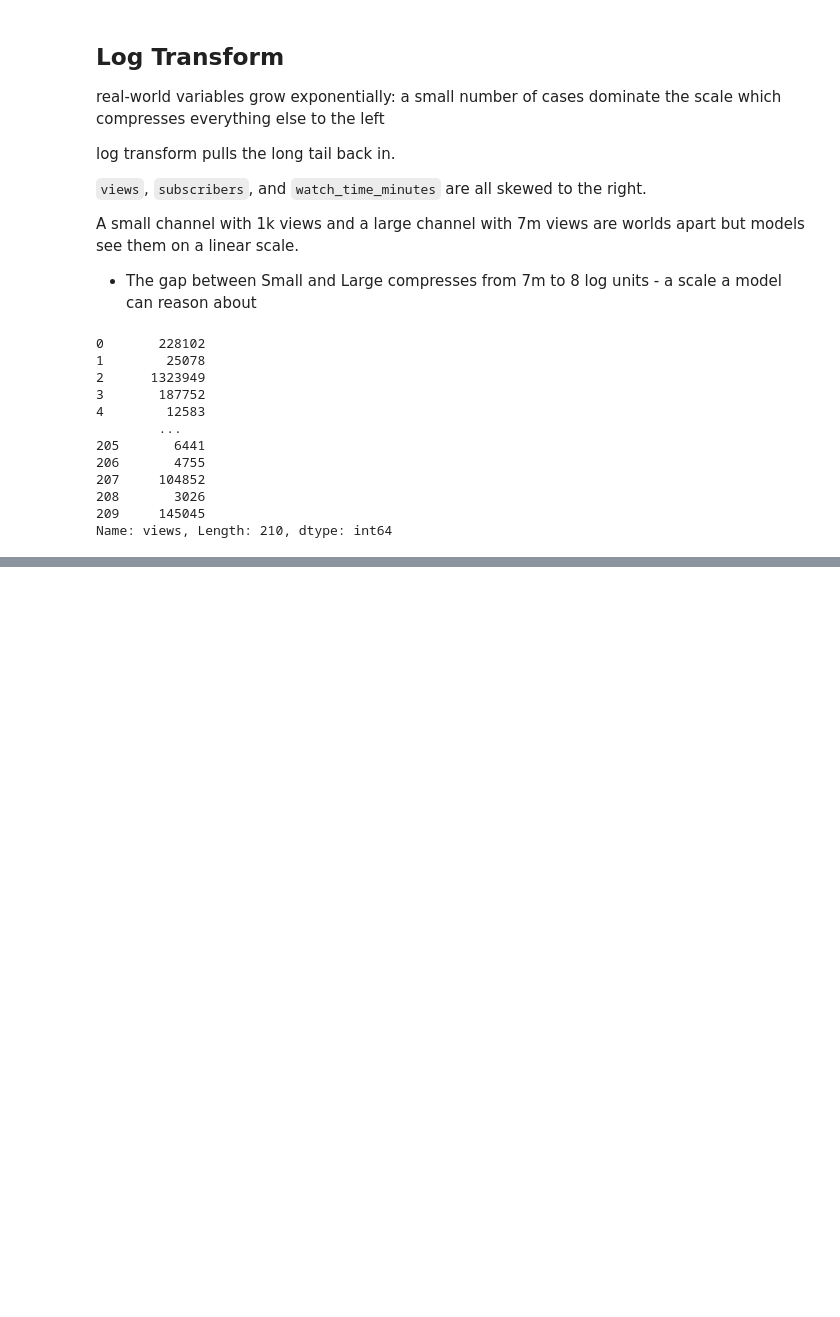
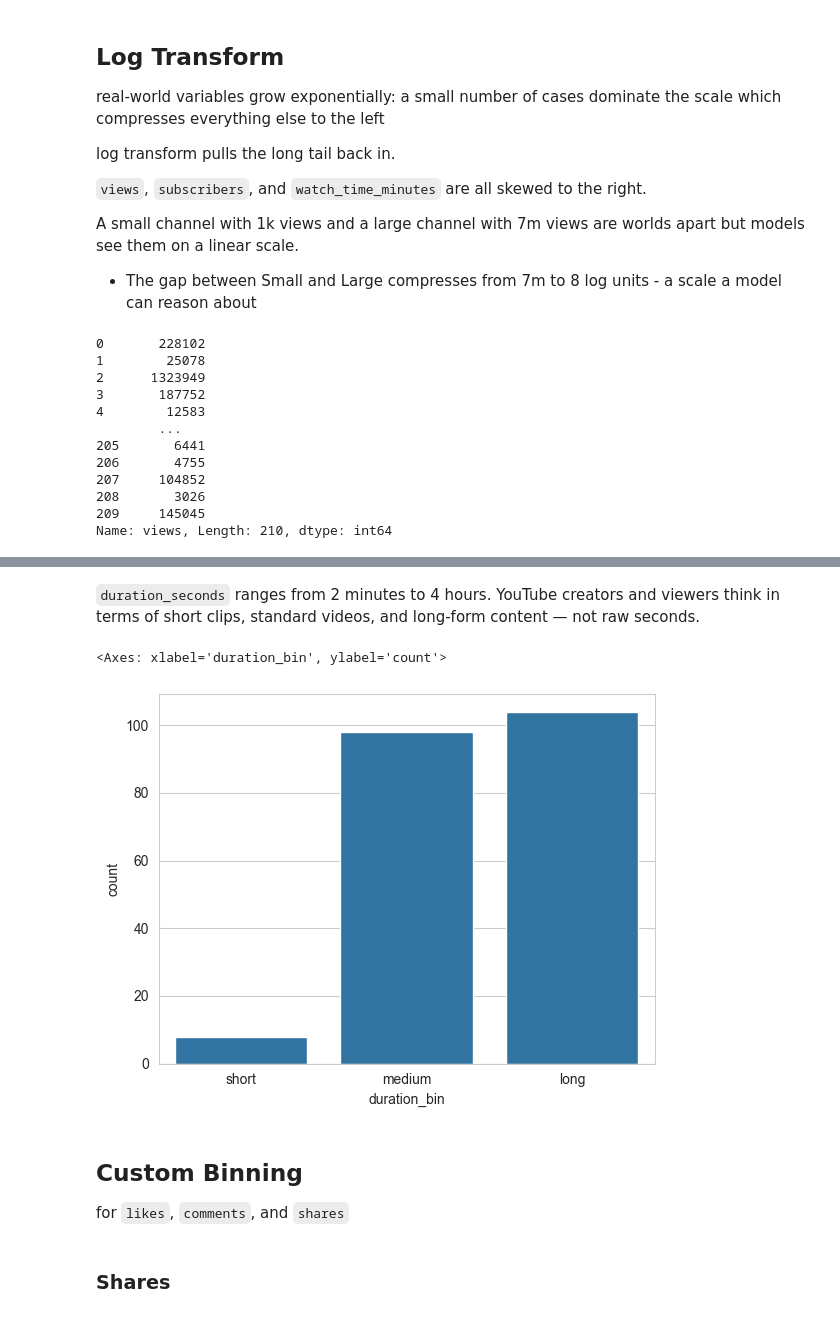
Before and after one commit to cda79/461-lab01-introduction, a Jupyter notebook: LabTask04/lec.ipynb, the cells around one changed output, grey strips where cells are left out. Saved outputs shown, nothing was run; the diff lists cells and outputs as text; code cells hidden in the pictures; blank space fills up the shorter version.

```diff
--- a/LabTask04/lec.ipynb
+++ b/LabTask04/lec.ipynb
@@ -111,0 +147,21 @@ Name: views, Length: 210, dtype: int64
+# %% [markdown]
+`duration_seconds` ranges from 2 minutes to 4 hours.
+YouTube creators and viewers think in terms of short clips, standard videos, and long-form content — not raw seconds.
+# %%
+# bin categories, x < 300 = short, float infinity
+bins = [0, 300, 1800, float("inf")]
+labels = ["short", "medium", "long"]
+
+df["duration_bin"] = pd.cut(df["duration_seconds"],bins=bins,labels=labels)
+
+#countplot because its categorical
+# histogram is the same but with equal bin sizes
+sns.countplot(x="duration_bin", data=df)
+# %% [output]
+<Axes: xlabel='duration_bin', ylabel='count'>
+[figure, added]
+# %% [markdown]
+## Custom Binning
+for `likes`, `comments`, and `shares`
+# %% [markdown]
+### Shares
```
Also changed, not shown: parts of 24 cells of this notebook.
